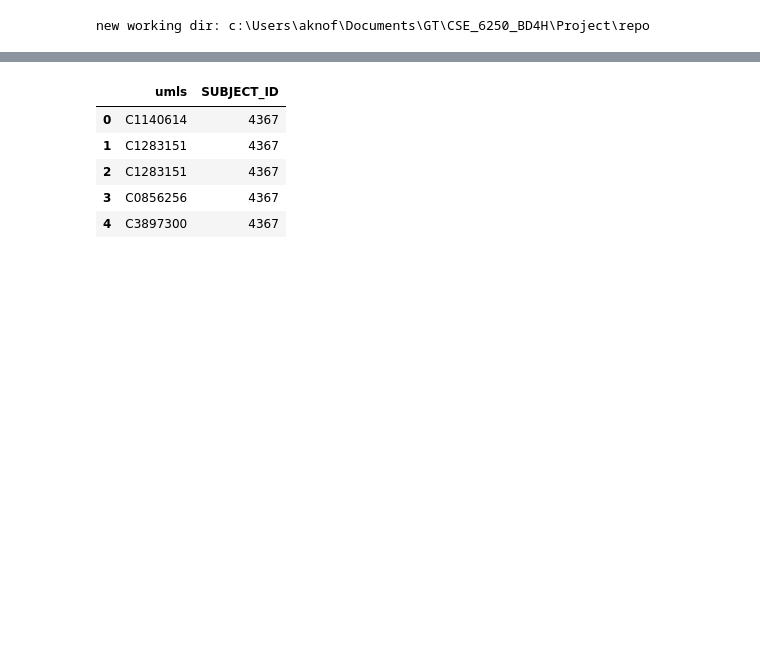
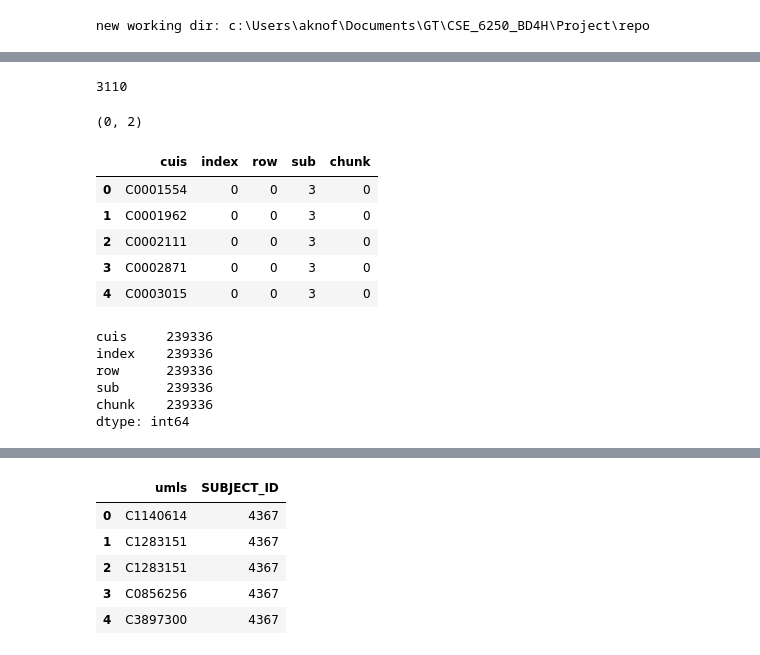
Before and after one commit to ajs-p/patient_representation, a Jupyter notebook: code/notebooks/prepare_for_nn.ipynb, the cells around one changed output, grey strips where cells are left out. Cells and saved outputs as stored; diff of their text form; code cells hidden in the pictures; blank space fills up the shorter version.

```diff
--- a/code/notebooks/prepare_for_nn.ipynb
+++ b/code/notebooks/prepare_for_nn.ipynb
@@ -21,0 +65,5 @@ BILL_MIN_OCC_POP = 1  #1000
+# %%
+del patient_cuis
+gc.collect()
+# %% [output]
+3110
@@ -21,0 +79,60 @@ BILL_MIN_OCC_POP = 1  #1000
+# %%
+def get_patient_cuis(patient_json):
+    cuis = []
+    for doc in patient_json['AllDocuments']:
+        for utterance in doc['Document']['Utterances']:
+            for phrase in utterance['Phrases']:
+                for map in phrase['Mappings']:
+                    cui = get_first_candidate(map['MappingCandidates'])
+                    if cui:
+                        cuis.append(cui)
+    patient_df = pd.DataFrame({'cuis': np.unique(np.array(cuis))})
+    return patient_df
+# %%
+err_cnt, empty_cnt = 0, 0
+errors = []
+file_dir = os.path.join('data', 'i2b2_metamap_out')
+all_pat_raw_df = None
+for i, file in tqdm(enumerate(os.listdir(file_dir))):
+    meta_pairs = file.split('.')[0].split('_')
+    with open(os.path.join(file_dir, file), 'r') as infile:
+        try:
+            patient_json = json.load(infile)
+        except json.JSONDecodeError as e:
+            patient_txt = infile.read()
+            if len(patient_txt):
+                err_cnt += 1
+                errors.append({'file': file, 'error': e})
+            else:
+                empty_cnt +=1
+                continue
+    patient_df = get_patient_cuis(patient_json)
+    for p in meta_pairs:
+        if p:
+            k, v = p.split('-')
+            patient_df[f'{k}'] = v
+    if all_pat_raw_df is None:
+        all_pat_raw_df = patient_df
+    else:
+        all_pat_raw_df = pd.concat([all_pat_raw_df, patient_df])
+err_cnt, empty_cnt
+# %% [output]
+(0, 2)
+# %%
+all_pat_raw_df.head()
+# %% [output]
+|  | cuis | index | row | sub | chunk |
+| 0 | C0001554 | 0 | 0 | 3 | 0 |
+| 1 | C0001962 | 0 | 0 | 3 | 0 |
+| 2 | C0002111 | 0 | 0 | 3 | 0 |
+| 3 | C0002871 | 0 | 0 | 3 | 0 |
+| 4 | C0003015 | 0 | 0 | 3 | 0 |
+# %%
+all_pat_raw_df.count()
+# %% [output]
+cuis     239336
+index    239336
+row      239336
+sub      239336
+chunk    239336
+dtype: int64
```
Also changed, not shown: parts of 37 cells of this notebook, 3 other files.
